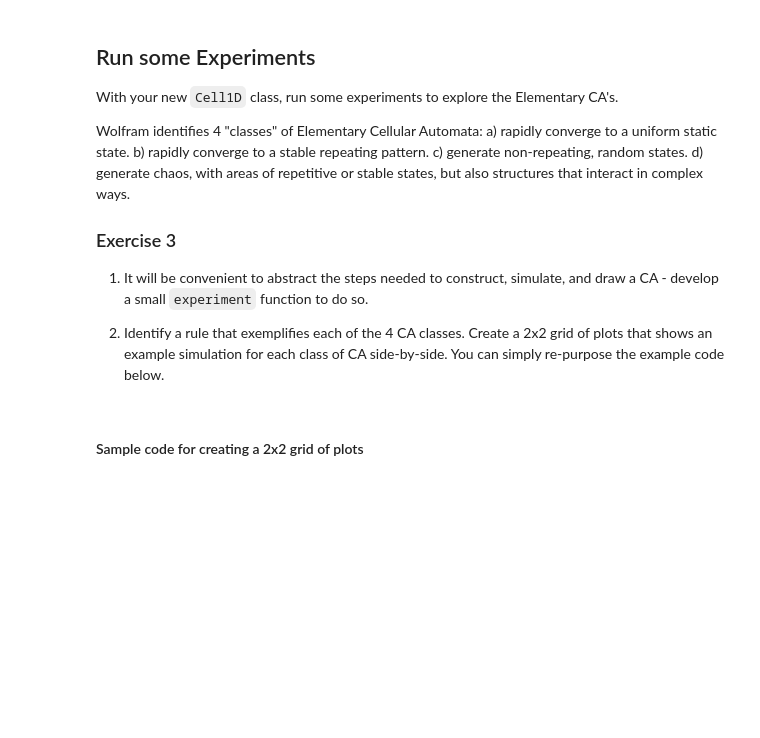
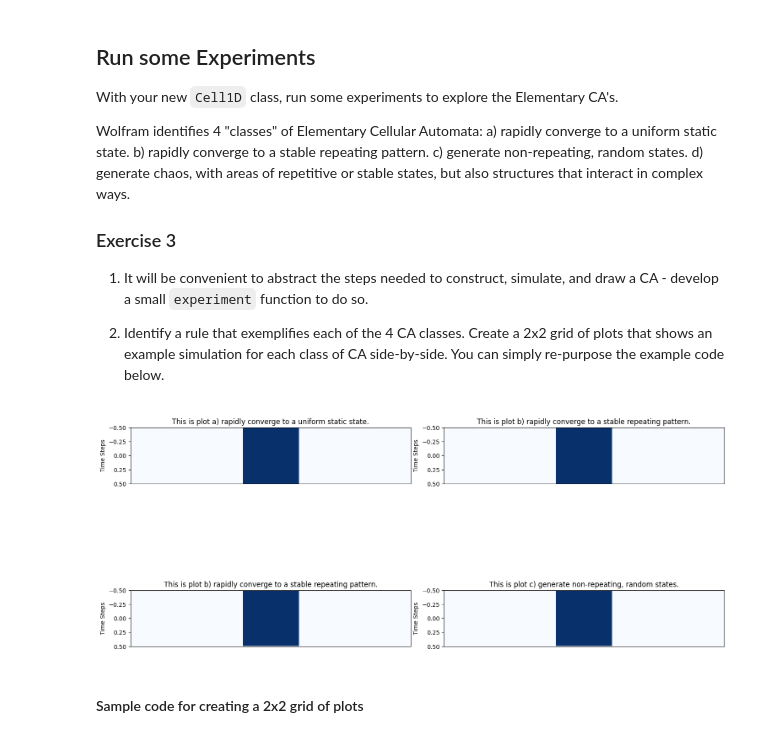
Before and after one commit to falakjaiin/cap-comp215, a Jupyter notebook: labs/lab05-CA-1D.ipynb, the cells around one changed output. Cells and saved outputs as stored; diff of their text form; code cells hidden in the pictures; blank space fills up the shorter version.

```diff
--- a/labs/lab05-CA-1D.ipynb
+++ b/labs/lab05-CA-1D.ipynb
@@ -217,3 +215,38 @@ Wolfram identifies 4 "classes" of Elementary Cellular Automata:
+# %%
+# Solution for Ex. 3 here...
+def ca_experiment(rule_step):
+  fig , axes = plt.subplots(2 , 2 , figsize=(15,10))
+
+  for i , rule_num in enumerate(rule_step):
+    start_state = np.zeros(51)
+    start_state[25] = 1
+    my_ca = Cell1d(rule_num , start_state)
+    my_ca.simulate(50)
+
+    if rule_num in [0, 8, 32, 40, 64, 96, 128, 192]:
+      title = "a) rapidly converge to a uniform static state."
+
+    elif rule_num in [6, 14, 30, 110, 126, 222]:
+      title = "b) rapidly converge to a stable repeating pattern."
+
+    elif rule_num in [30, 45, 73, 86, 94, 99, 101, 124, 150]:
+      title = "c) generate non-repeating, random states."
+
+    else:
+      title = "d) generate chaos."
+
+    plot_ca(np.array(ca.state_array) , axes[i//2 , i%2] , title=f'This is plot {title}')
+
+  plt.tight_layout()
+  plt.show()
+
+
+
+# Example usage:
+rule_step = [0, 30, 110, 150]
+ca_experiment(rule_step)
+# %% [output]
+[figure, added]
 # %% [markdown]
 #### Sample code for creating a 2x2 grid of plots
 # %%
```
Also changed, not shown: parts of 2 cells of this notebook.
